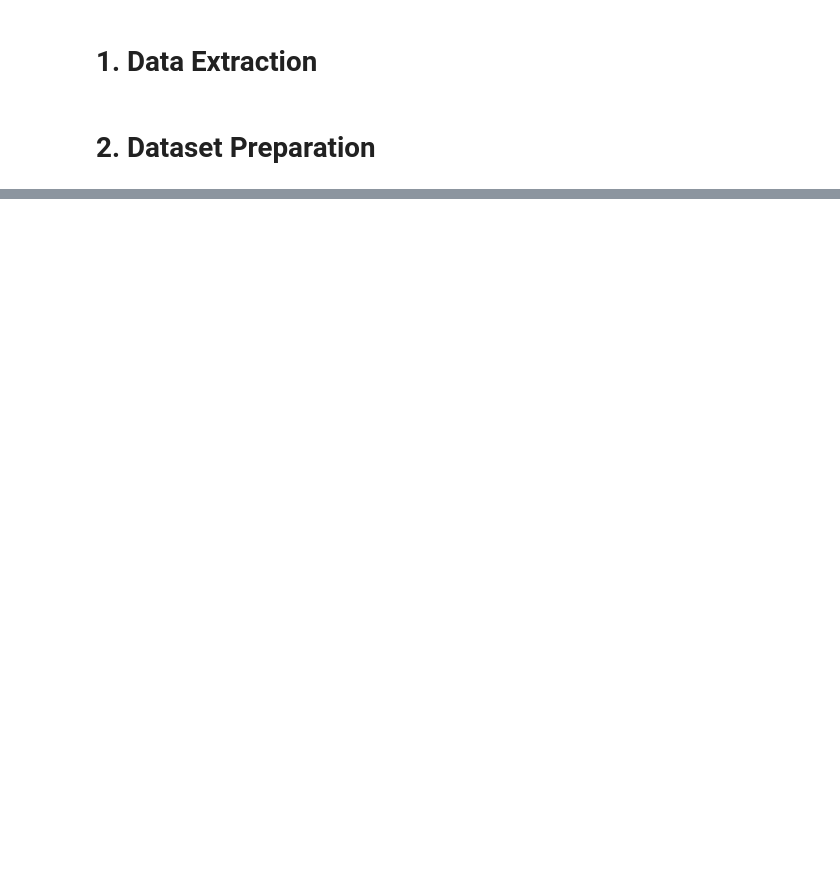
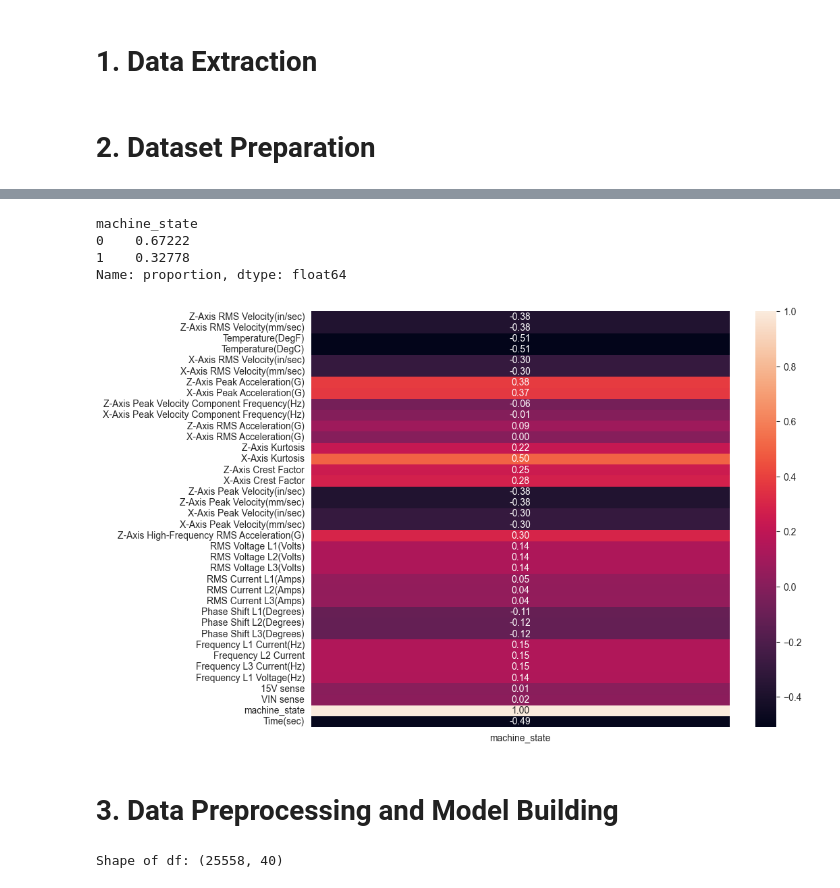
Before and after one commit to sserkanakin/bachelor-thesis-research-archive, a Jupyter notebook: code/data.ipynb, the cells around one changed output, grey strips where cells are left out. Cells and saved outputs as stored; diff of their text form; code cells hidden in the pictures; blank space fills up the shorter version.

Commit message:
done with frequency

```diff
--- a/code/data.ipynb
+++ b/code/data.ipynb
@@ -305,4 +287,0 @@ def create_dataset(source):
-# %%
-# create a complete df with all the data
-dataset_name = 'complete'
-df = create_dataset('analysis')
@@ -443,0 +288,22 @@ plt.show()
+# %%
+# create a complete df with all the data
+def create_dataset(source):
+    if not os.path.exists('datasets'):
+        os.mkdir('datasets')
+
+    folders = [f for f in os.listdir(f'{source}/processed') if not f.startswith('.')]
+    df = pd.DataFrame()
+    for folder in folders:
+        files = [f for f in os.listdir(f'{source}/processed/{folder}') if not f.startswith('.')]
+        for file in files:
+            temp_df = pd.read_csv(f'{source}/processed/{folder}/{file}')
+            df = pd.concat([df, temp_df], ignore_index=True)
+
+    df = df.drop(columns=['TimeStamp'])
+    df['Time(sec)'] = df.index*6
+    df_no_freq = df.drop(columns=['Frequency L1 Current(Hz)', 'Frequency L2 Current', 'Frequency L3 Current(Hz)', 'Frequency L1 Voltage(Hz)'])
+    return df, df_no_freq
+# %%
+# create a complete df with all the data
+dataset_name = 'complete'
+df, df_no_freq = create_dataset('analysis')
@@ -443,0 +326,18 @@ plt.show()
+# %%
+# print percentage of normal and faulty data
+df['machine_state'].value_counts(normalize=True)
+# %% [output]
+machine_state
+0    0.67222
+1    0.32778
+Name: proportion, dtype: float64
+# %%
+#correlation matrix only for machine state
+corr_matrix = df.corr()
+corr_matrix['machine_state'].sort_values(ascending=False)
+# plot the correlation matrix with only machine state
+plt.figure(figsize=(10,8))
+sns.heatmap(corr_matrix[['machine_state']], annot=True, fmt=".2f")
+plt.show()
+# %% [output]
+[figure, added]
@@ -443,0 +358,2 @@ plt.show()
+# %% [markdown]
+# 3. Data Preprocessing and Model Building
@@ -443,0 +380,7 @@ plt.show()
+# %%
+df = pd.read_csv('datasets/complete.csv')
+# df_no_freq = pd.read_csv('datasets/complete_no_freq.csv')
+
+print(f"Shape of df: {df.shape}\n")
+# %% [output]
+Shape of df: (25558, 40)
```
Also changed, not shown: parts of 40 cells of this notebook, 5 other files.
